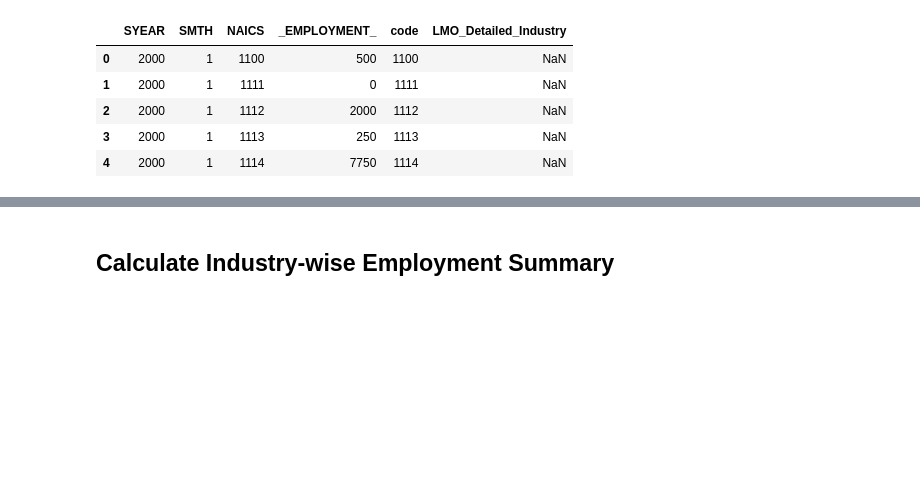
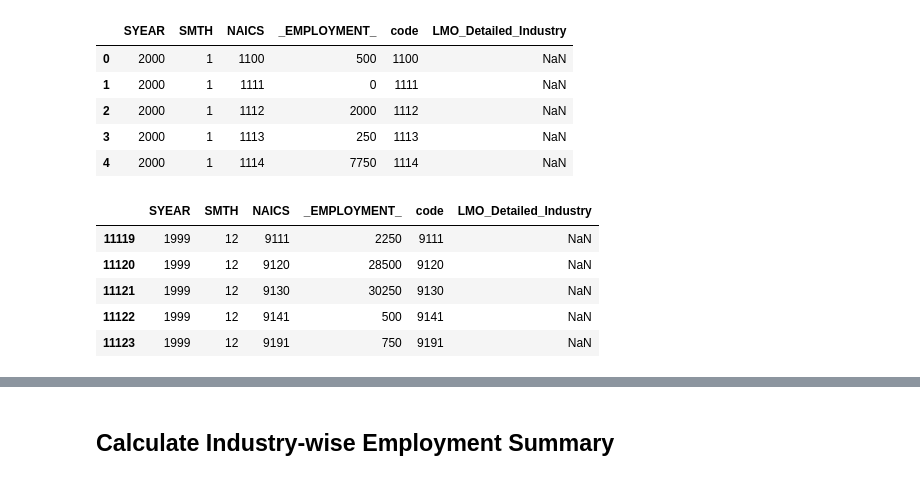
Before and after one commit to geehaad/Time-Series-Analysis-of-NAICS, a Jupyter notebook: Time Series Analysis of NAICS.ipynb, the cells around one changed output, grey strips where cells are left out. Saved outputs shown, nothing was run; the diff lists cells and outputs as text; code cells hidden in the pictures; blank space fills up the shorter version.

```diff
--- a/Time Series Analysis of NAICS.ipynb
+++ b/Time Series Analysis of NAICS.ipynb
@@ -275,3 +279,12 @@ df_4_NAICS.head()
 | 2 | 2000 | 1 | 1112 | 2000 | 1112 | NaN |
 | 3 | 2000 | 1 | 1113 | 250 | 1113 | NaN |
 | 4 | 2000 | 1 | 1114 | 7750 | 1114 | NaN |
+# %%
+df_4_NAICS.tail()
+# %% [output]
+|  | SYEAR | SMTH | NAICS | _EMPLOYMENT_ | code | LMO_Detailed_Industry |
+| 11119 | 1999 | 12 | 9111 | 2250 | 9111 | NaN |
+| 11120 | 1999 | 12 | 9120 | 28500 | 9120 | NaN |
+| 11121 | 1999 | 12 | 9130 | 30250 | 9130 | NaN |
+| 11122 | 1999 | 12 | 9141 | 500 | 9141 | NaN |
+| 11123 | 1999 | 12 | 9191 | 750 | 9191 | NaN |
```
Also changed, not shown: parts of 14 cells of this notebook.
